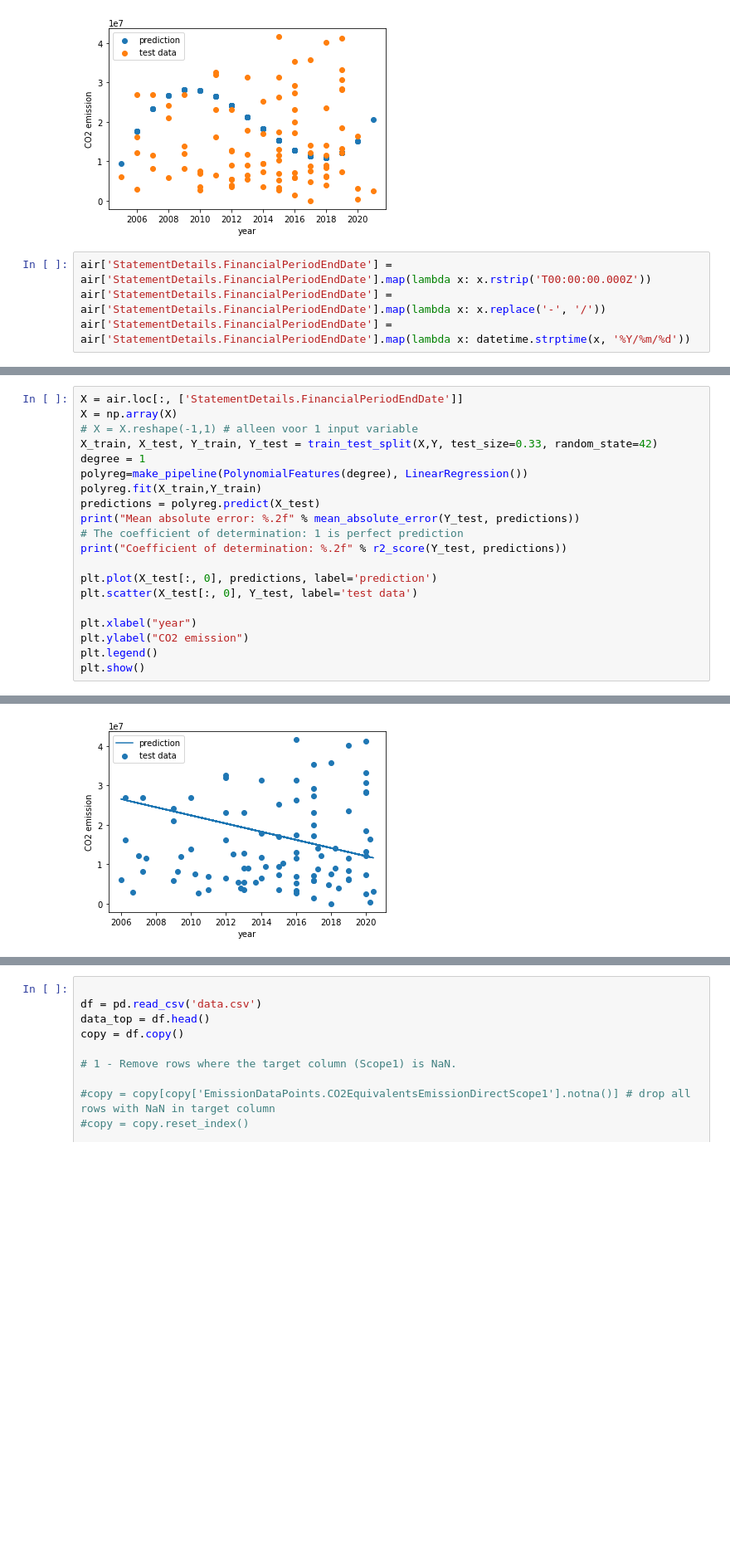
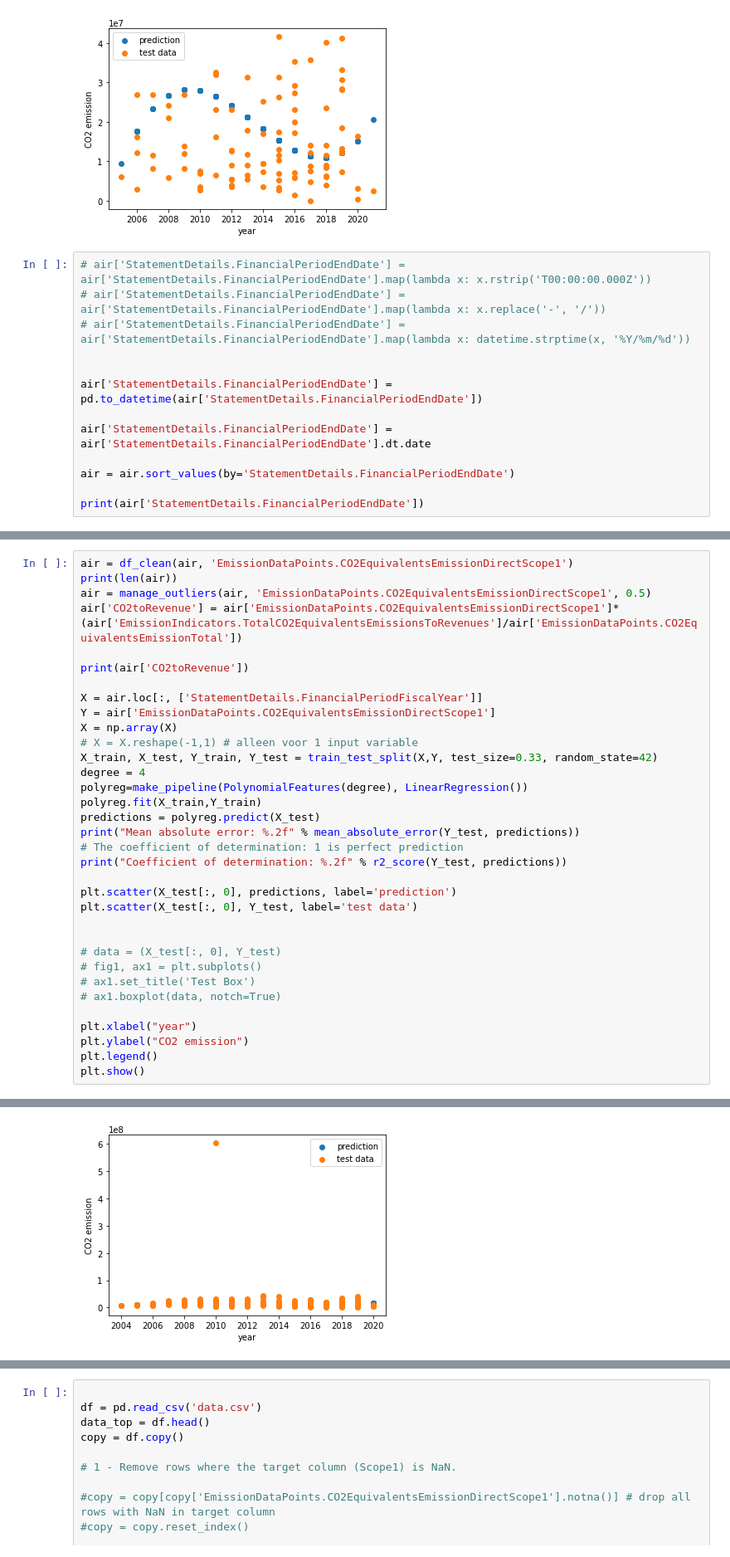
Before and after one commit to raoulritter/impactinstitue, a Jupyter notebook: Impact_Institute.ipynb, the cells around one changed output, grey strips where cells are left out. Shown at 83% size. Drawn from its saved outputs; the diff is of its cells as text; blank space fills up the shorter version.

```diff
--- a/Impact_Institute.ipynb
+++ b/Impact_Institute.ipynb
@@ -259,7 +296,16 @@ plt.show()
 # %% [output]
 [figure]
 # %%
-air['StatementDetails.FinancialPeriodEndDate'] = air['StatementDetails.FinancialPeriodEndDate'].map(lambda x: x.rstrip('T00:00:00.000Z'))
-air['StatementDetails.FinancialPeriodEndDate'] = air['StatementDetails.FinancialPeriodEndDate'].map(lambda x: x.replace('-', '/'))
-air['StatementDetails.FinancialPeriodEndDate'] = air['StatementDetails.FinancialPeriodEndDate'].map(lambda x: datetime.strptime(x, '%Y/%m/%d'))
+# air['StatementDetails.FinancialPeriodEndDate'] = air['StatementDetails.FinancialPeriodEndDate'].map(lambda x: x.rstrip('T00:00:00.000Z'))
+# air['StatementDetails.FinancialPeriodEndDate'] = air['StatementDetails.FinancialPeriodEndDate'].map(lambda x: x.replace('-', '/'))
+# air['StatementDetails.FinancialPeriodEndDate'] = air['StatementDetails.FinancialPeriodEndDate'].map(lambda x: datetime.strptime(x, '%Y/%m/%d'))
+
+
+air['StatementDetails.FinancialPeriodEndDate'] = pd.to_datetime(air['StatementDetails.FinancialPeriodEndDate'])
+
+air['StatementDetails.FinancialPeriodEndDate'] = air['StatementDetails.FinancialPeriodEndDate'].dt.date
+
+air = air.sort_values(by='StatementDetails.FinancialPeriodEndDate')
+
+print(air['StatementDetails.FinancialPeriodEndDate'])
 # %% [output]
@@ -281,9 +374,17 @@ See the caveats in the documentation: https://pandas.pydata.org/pandas-docs/stab
 # %%
-X = air.loc[:, ['StatementDetails.FinancialPeriodEndDate']]
+air = df_clean(air, 'EmissionDataPoints.CO2EquivalentsEmissionDirectScope1')
+print(len(air))
+air = manage_outliers(air, 'EmissionDataPoints.CO2EquivalentsEmissionDirectScope1', 0.5)
+air['CO2toRevenue'] = air['EmissionDataPoints.CO2EquivalentsEmissionDirectScope1']*(air['EmissionIndicators.TotalCO2EquivalentsEmissionsToRevenues']/air['EmissionDataPoints.CO2EquivalentsEmissionTotal'])
+
+print(air['CO2toRevenue'])
+
+X = air.loc[:, ['StatementDetails.FinancialPeriodFiscalYear']]
+Y = air['EmissionDataPoints.CO2EquivalentsEmissionDirectScope1']
 X = np.array(X)
 # X = X.reshape(-1,1) # alleen voor 1 input variable
 X_train, X_test, Y_train, Y_test = train_test_split(X,Y, test_size=0.33, random_state=42)
-degree = 1
+degree = 4
 polyreg=make_pipeline(PolynomialFeatures(degree), LinearRegression())
 polyreg.fit(X_train,Y_train)
 predictions = polyreg.predict(X_test)
@@ -291,8 +392,14 @@ print("Mean absolute error: %.2f" % mean_absolute_error(Y_test, predictions))
 # The coefficient of determination: 1 is perfect prediction
 print("Coefficient of determination: %.2f" % r2_score(Y_test, predictions))
 
-plt.plot(X_test[:, 0], predictions, label='prediction')
+plt.scatter(X_test[:, 0], predictions, label='prediction')
 plt.scatter(X_test[:, 0], Y_test, label='test data')
+
+
+# data = (X_test[:, 0], Y_test)
+# fig1, ax1 = plt.subplots()
+# ax1.set_title('Test Box')
+# ax1.boxplot(data, notch=True)
 
 plt.xlabel("year")
 plt.ylabel("CO2 emission")
@@ -304 +424 @@ Coefficient of determination: -0.30
-[figure, old version]
+[figure, new version]
```
Also changed, not shown: parts of 9 cells of this notebook.
